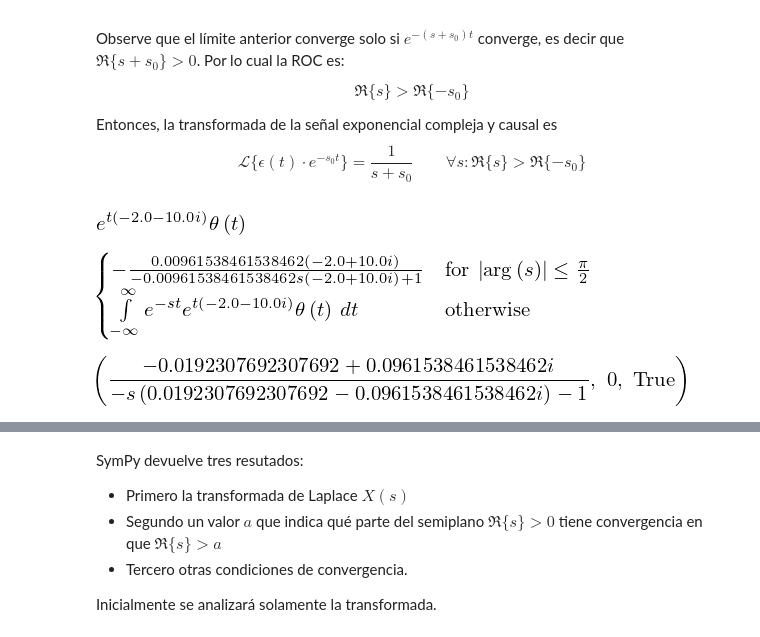
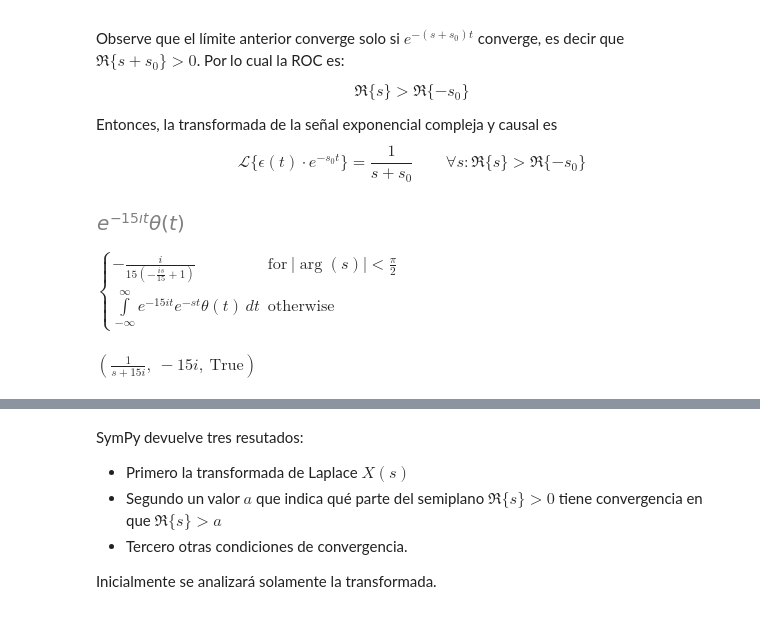
Before and after one commit to pierrediazp/Se-ales_y_Sistemas, a Jupyter notebook: 06_Transformada_Laplace.ipynb, the cells around one changed output, grey strips where cells are left out. Drawn from its saved outputs; the diff is of its cells as text; code cells hidden in the pictures.

```diff
--- a/06_Transformada_Laplace.ipynb
+++ b/06_Transformada_Laplace.ipynb
@@ -132,22 +132,22 @@ Entonces, la transformada de la señal exponencial compleja y causal es
 # %%
 t = sym.symbols('t', real=True)
 s = sym.symbols('s', complex=True)
 
-s0 = 2+10j
+s0 = 15*sym.I
 x = sym.exp(-s0*t)*sym.Heaviside(t)
 x
 # %% [output]
-[figure, old version]
+[figure, new version]
 # %%
 X = sym.integrate(x*sym.exp(-s*t), (t, -sym.oo, sym.oo))
 X
 # %% [output]
-[figure, removed]
+$\displaystyle \begin{cases} - \frac{i}{15 \left(- \frac{i s}{15} + 1\right)} & \text{for}\: \left|{\arg{\left(s \right)}}\right| < \frac{\pi}{2} \\\int\limits_{-\infty}^{\infty} e^{- 15 i t} e^{- s t} \theta\left(t\right)\, dt & \text{otherwise} \end{cases}$
 # %%
 X, a, cond = sym.laplace_transform(x, t, s)
 X, a, cond
 # %% [output]
-[figure, removed]
+$\displaystyle \left( \frac{1}{s + 15 i}, \  - 15 i, \  \text{True}\right)$
 # %%
 help(sym.laplace_transform)
 # %% [output]
```
Also changed, not shown: parts of 13 cells of this notebook, 7 other files.
